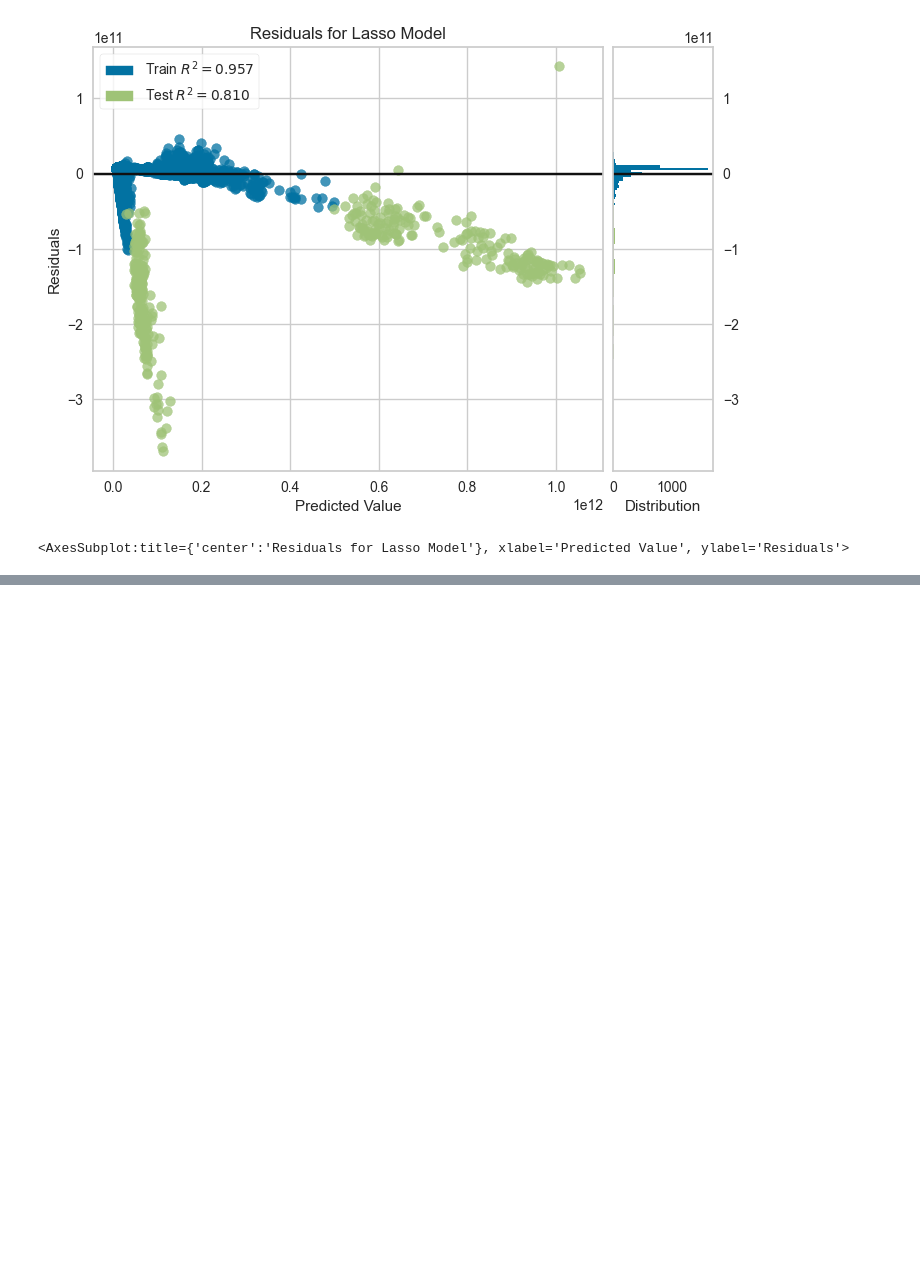
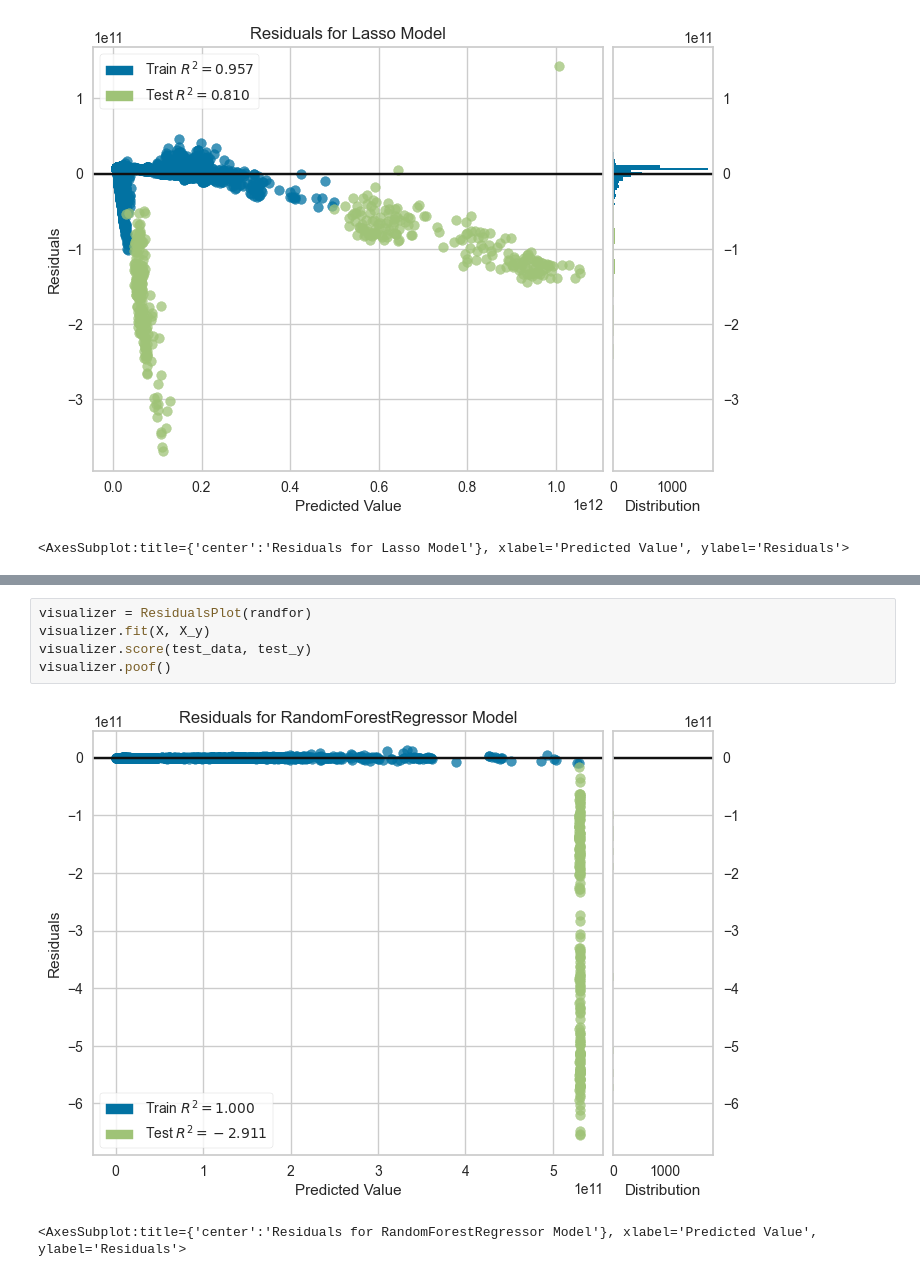
Before and after one commit to Kiel-Hyre/coinmeup, a Jupyter notebook: coinmeup_regressor.ipynb, the cells around one changed output, grey strips where cells are left out. Saved outputs shown, nothing was run; the diff lists cells and outputs as text; blank space fills up the shorter version.

```diff
--- a/coinmeup_regressor.ipynb
+++ b/coinmeup_regressor.ipynb
@@ -326,0 +401,8 @@ print(tree.export_text(mytre))
+# %%
+visualizer = ResidualsPlot(randfor)
+visualizer.fit(X, X_y)
+visualizer.score(test_data, test_y)
+visualizer.poof()
+# %% [output]
+[figure, added]
+<AxesSubplot:title={'center':'Residuals for RandomForestRegressor Model'}, xlabel='Predicted Value', ylabel='Residuals'>
```
Also changed, not shown: parts of 28 cells of this notebook, 1 other file.
